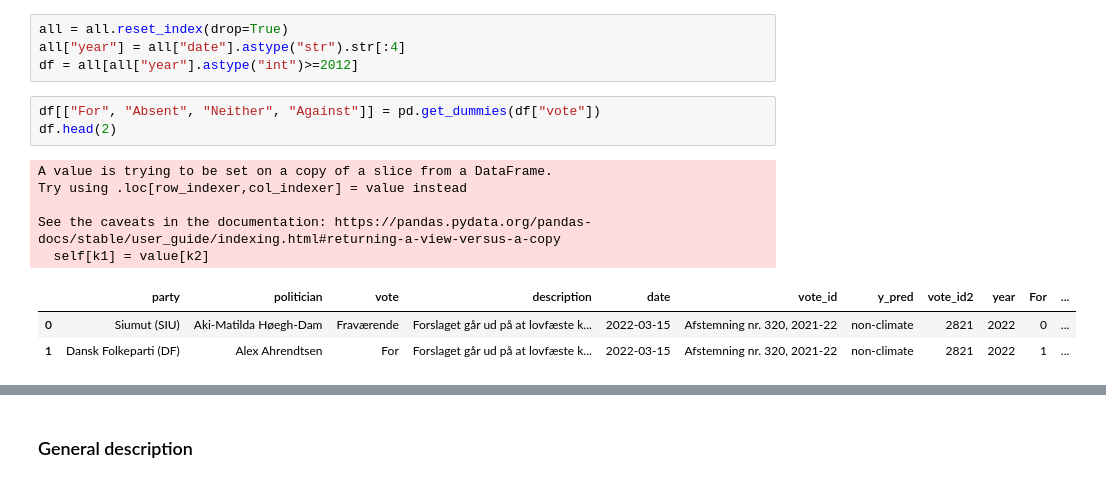
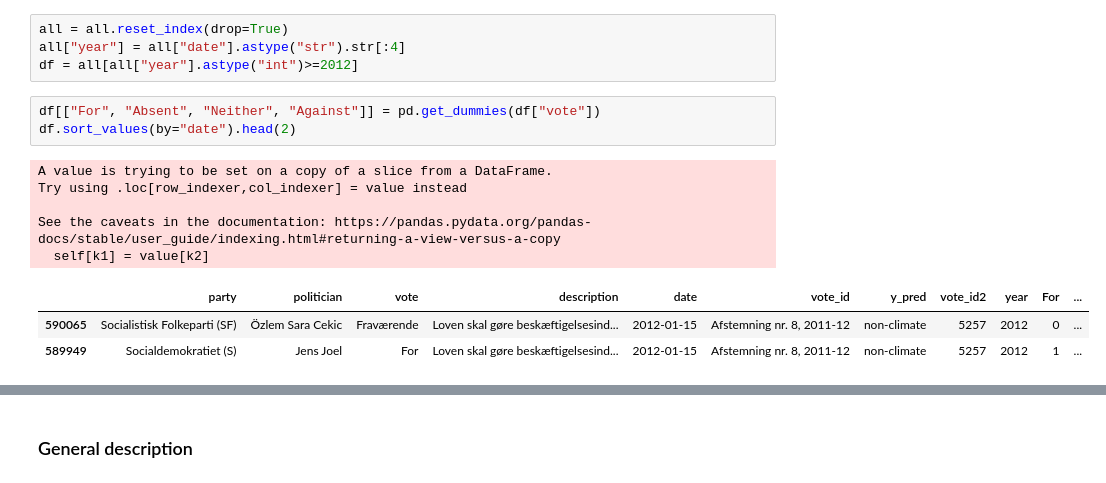
Before and after one commit to jonahank/Vote-Prediction-Model, a Jupyter notebook: data_analysis/ft_vote.ipynb, the cells around one changed output, grey strips where cells are left out. Saved outputs shown, nothing was run; the diff lists cells and outputs as text.

```diff
--- a/data_analysis/ft_vote.ipynb
+++ b/data_analysis/ft_vote.ipynb
@@ -20,16 +20,16 @@ all["year"] = all["date"].astype("str").str[:4]
 df = all[all["year"].astype("int")>=2012]
 # %%
 df[["For", "Absent", "Neither", "Against"]] = pd.get_dummies(df["vote"])
-df.head(2)
+df.sort_values(by="date").head(2)
 # %% [output]
 A value is trying to be set on a copy of a slice from a DataFrame.
 Try using .loc[row_indexer,col_indexer] = value instead
 
 See the caveats in the documentation: https://pandas.pydata.org/pandas-docs/stable/user_guide/indexing.html#returning-a-view-versus-a-copy
   self[k1] = value[k2]
 |  | party | politician | vote | description | date | vote_id | y_pred | vote_id2 | year | For | ... |
-| 0 | Siumut (SIU) | Aki-Matilda Høegh-Dam | Fraværende | Forslaget går ud på at lovfæste k... | 2022-03-15 | Afstemning nr. 320, 2021-22 | non-climate | 2821 | 2022 | 0 | ... |
-| 1 | Dansk Folkeparti (DF) | Alex Ahrendtsen | For | Forslaget går ud på at lovfæste k... | 2022-03-15 | Afstemning nr. 320, 2021-22 | non-climate | 2821 | 2022 | 1 | ... |
+| 590065 | Socialistisk Folkeparti (SF) | Özlem Sara Cekic | Fraværende | Loven skal gøre beskæftigelsesind... | 2012-01-15 | Afstemning nr. 8, 2011-12 | non-climate | 5257 | 2012 | 0 | ... |
+| 589949 | Socialdemokratiet (S) | Jens Joel | For | Loven skal gøre beskæftigelsesind... | 2012-01-15 | Afstemning nr. 8, 2011-12 | non-climate | 5257 | 2012 | 1 | ... |
 # %%
 df = df[["politician", "party", "For", "Against", "Neither", "Absent", "description", "vote_id2", "date", "y_pred"]]
 df.sample(5)
```
Also changed, not shown: parts of 23 cells of this notebook.
